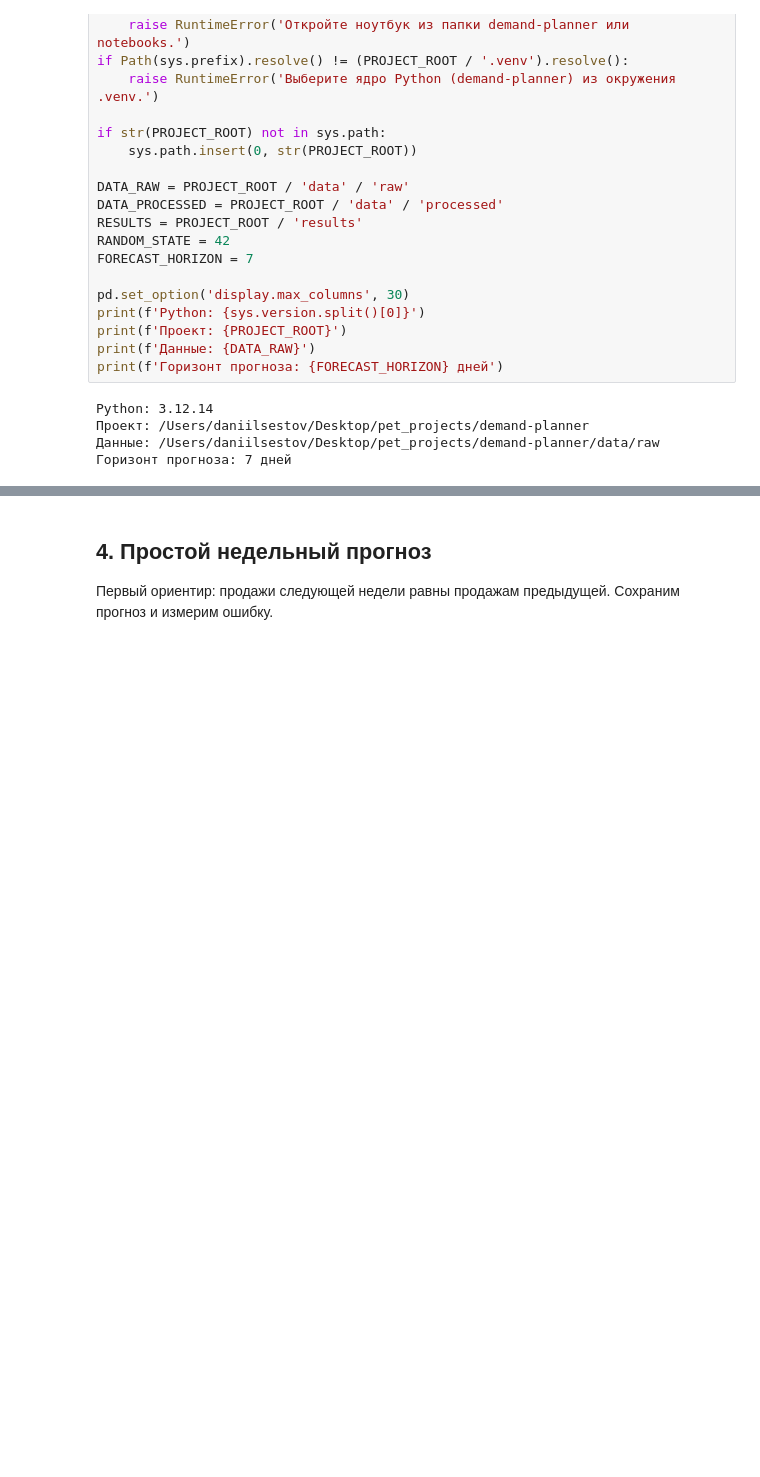
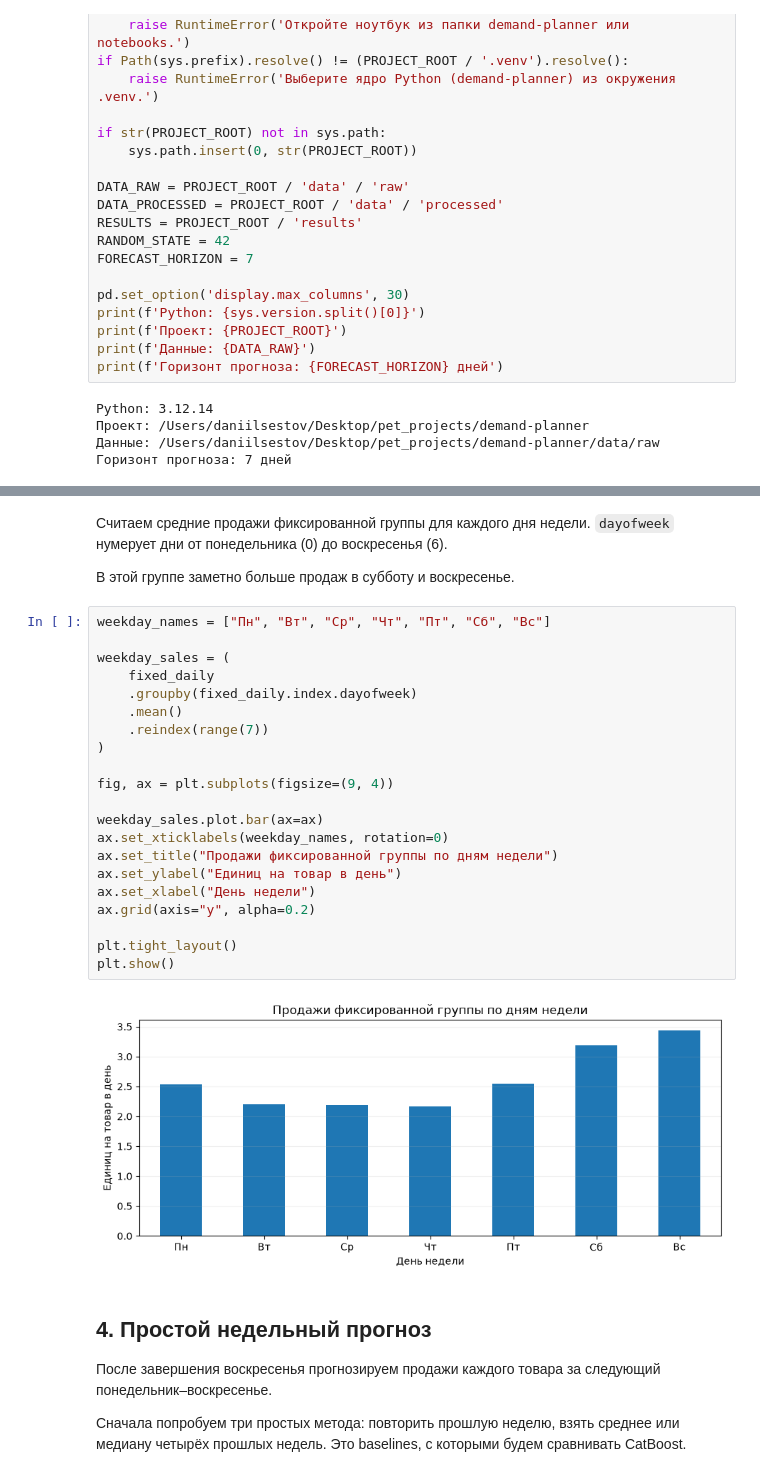
Before and after one commit to dannya220/demand-planner, a Jupyter notebook: notebooks/01_exploration.ipynb, the cells around one changed output, grey strips where cells are left out. Saved outputs shown, nothing was run; the diff lists cells and outputs as text; blank space fills up the shorter version.

```diff
--- a/notebooks/01_exploration.ipynb
+++ b/notebooks/01_exploration.ipynb
@@ -153,4 +358,33 @@ print(f'Выбранные товары: {selected_items_path.name}')
+# %% [markdown]
+Считаем средние продажи фиксированной группы для каждого дня недели. `dayofweek` нумерует дни от понедельника (0) до воскресенья (6).
+
+В этой группе заметно больше продаж в субботу и воскресенье.
+# %%
+weekday_names = ["Пн", "Вт", "Ср", "Чт", "Пт", "Сб", "Вс"]
+
+weekday_sales = (
+    fixed_daily
+    .groupby(fixed_daily.index.dayofweek)
+    .mean()
+    .reindex(range(7))
+)
+
+fig, ax = plt.subplots(figsize=(9, 4))
+
+weekday_sales.plot.bar(ax=ax)
+ax.set_xticklabels(weekday_names, rotation=0)
+ax.set_title("Продажи фиксированной группы по дням недели")
+ax.set_ylabel("Единиц на товар в день")
+ax.set_xlabel("День недели")
+ax.grid(axis="y", alpha=0.2)
+
+plt.tight_layout()
+plt.show()
+# %% [output]
+[figure, added]
 # %% [markdown]
 ## 4. Простой недельный прогноз
 
-Первый ориентир: продажи следующей недели равны продажам предыдущей. Сохраним прогноз и измерим ошибку.
+После завершения воскресенья прогнозируем продажи каждого товара за следующий понедельник–воскресенье.
+
+Сначала попробуем три простых метода: повторить прошлую неделю, взять среднее или медиану четырёх прошлых недель. Это baselines, с которыми будем сравнивать CatBoost.
```
Also changed, not shown: parts of 74 cells of this notebook, 15 other files.
